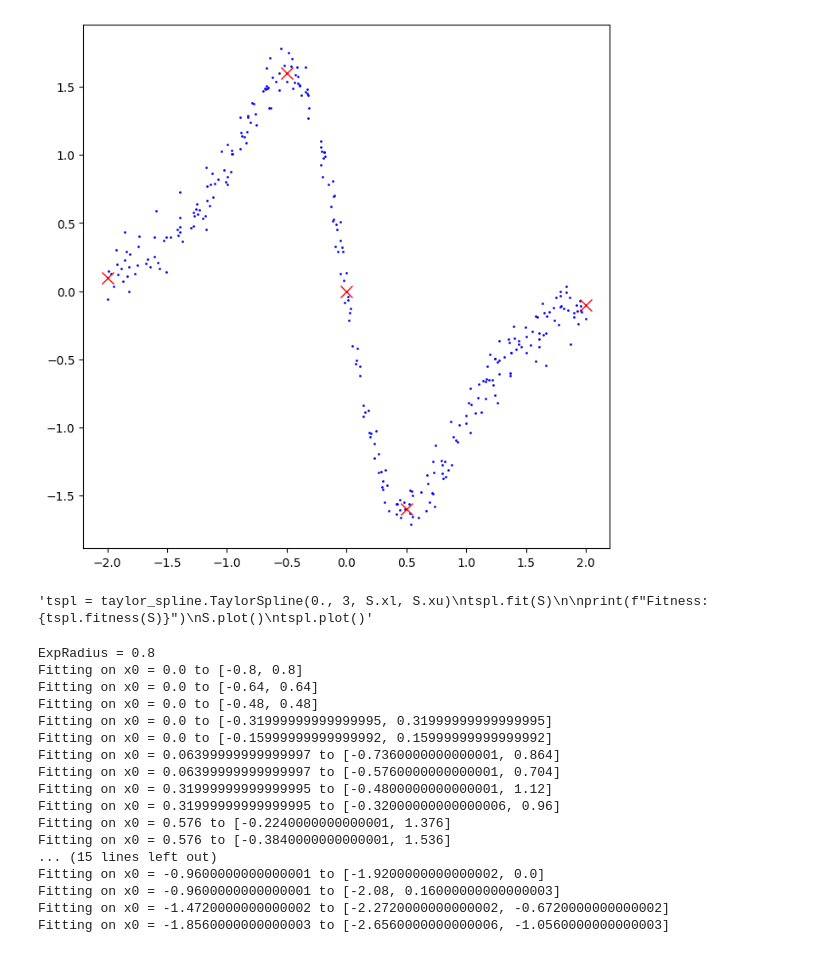
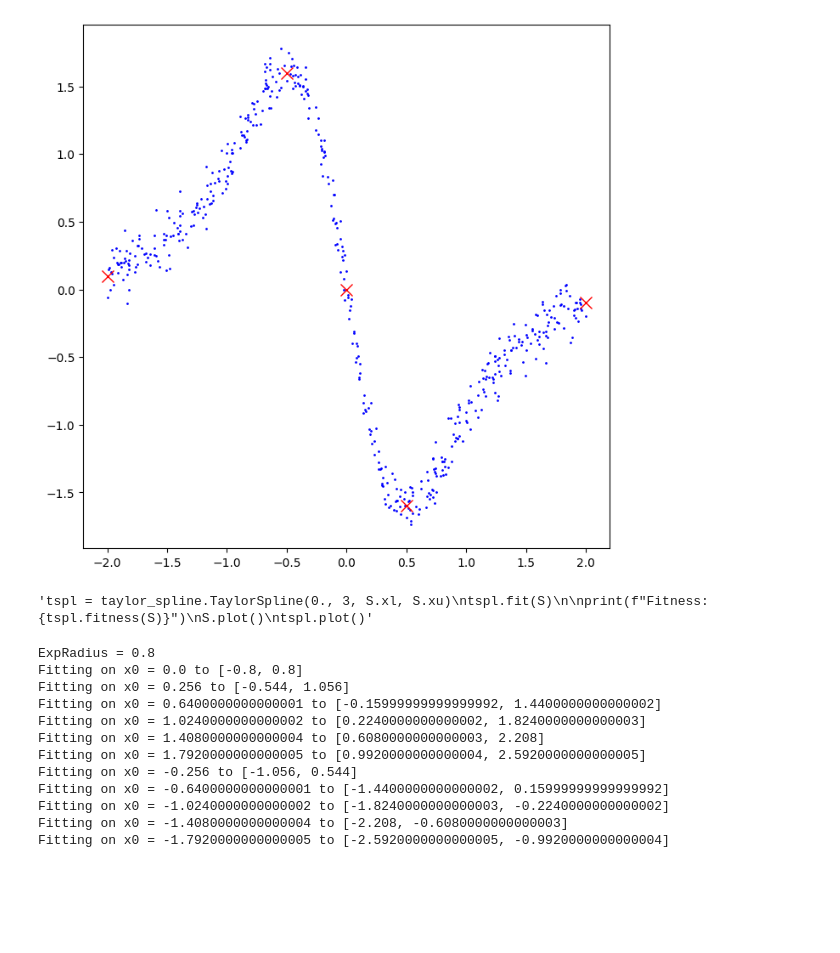
Before and after one commit to AgostinoRizzo/genpro, a Jupyter notebook: symbreg-taylor.ipynb, the cells around one changed output. Drawn from its saved outputs; the diff is of its cells as text; code cells hidden in the pictures; blank space fills up the shorter version.

```diff
--- a/symbreg-taylor.ipynb
+++ b/symbreg-taylor.ipynb
@@ -11,10 +11,10 @@ np.random.seed(0)
 warnings.filterwarnings('ignore')
 # %%
 S = dataset.MagmanDataset()# TrigonDataset()
-S.sample(size=300, noise=0.1)
+S.sample(size=500, noise=0.1)
 S.plot()
 # %% [output]
-[figure, old version]
+[figure, new version]
 # %%
 """tspl = taylor_spline.TaylorSpline(0., 3, S.xl, S.xu)
 tspl.fit(S)
@@ -28,25 +28,20 @@ tspl.plot()"""
 from matplotlib import pyplot as plt
 
 tspline_conn = taylor_spline.TaylorSplineConnector()
-tsplines = tspline_conn.fit(S, 3, silent=True)
+tsplines = tspline_conn.fit(S, 4, silent=True)
 # %% [output]
 ExpRadius = 0.8
 Fitting on x0 = 0.0 to [-0.8, 0.8]
-Fitting on x0 = 0.0 to [-0.64, 0.64]
-Fitting on x0 = 0.0 to [-0.48, 0.48]
-Fitting on x0 = 0.0 to [-0.31999999999999995, 0.31999999999999995]
-Fitting on x0 = 0.0 to [-0.15999999999999992, 0.15999999999999992]
-Fitting on x0 = 0.06399999999999997 to [-0.7360000000000001, 0.864]
-Fitting on x0 = 0.06399999999999997 to [-0.5760000000000001, 0.704]
-Fitting on x0 = 0.31999999999999995 to [-0.4800000000000001, 1.12]
-Fitting on x0 = 0.31999999999999995 to [-0.32000000000000006, 0.96]
-Fitting on x0 = 0.576 to [-0.2240000000000001, 1.376]
-Fitting on x0 = 0.576 to [-0.3840000000000001, 1.536]
-... (15 lines left out)
-Fitting on x0 = -0.9600000000000001 to [-1.9200000000000002, 0.0]
-Fitting on x0 = -0.9600000000000001 to [-2.08, 0.16000000000000003]
-Fitting on x0 = -1.4720000000000002 to [-2.2720000000000002, -0.6720000000000002]
-Fitting on x0 = -1.8560000000000003 to [-2.6560000000000006, -1.0560000000000003]
+Fitting on x0 = 0.256 to [-0.544, 1.056]
+Fitting on x0 = 0.6400000000000001 to [-0.15999999999999992, 1.4400000000000002]
+Fitting on x0 = 1.0240000000000002 to [0.2240000000000002, 1.8240000000000003]
+Fitting on x0 = 1.4080000000000004 to [0.6080000000000003, 2.208]
+Fitting on x0 = 1.7920000000000005 to [0.9920000000000004, 2.5920000000000005]
+Fitting on x0 = -0.256 to [-1.056, 0.544]
+Fitting on x0 = -0.6400000000000001 to [-1.4400000000000002, 0.15999999999999992]
+Fitting on x0 = -1.0240000000000002 to [-1.8240000000000003, -0.2240000000000002]
+Fitting on x0 = -1.4080000000000004 to [-2.208, -0.6080000000000003]
+Fitting on x0 = -1.7920000000000005 to [-2.5920000000000005, -0.9920000000000004]
 # %%
 S.plot()
 for ts in tsplines:
```
Also changed, not shown: parts of 1 cell of this notebook, 1 other file.
